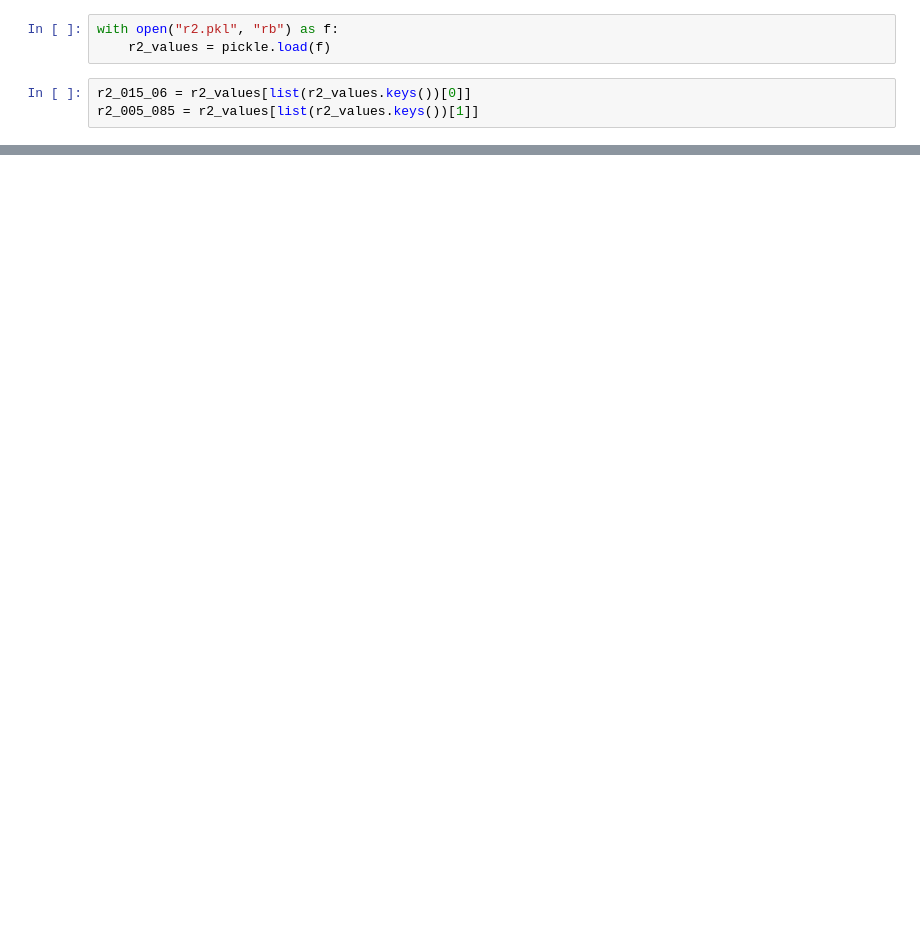
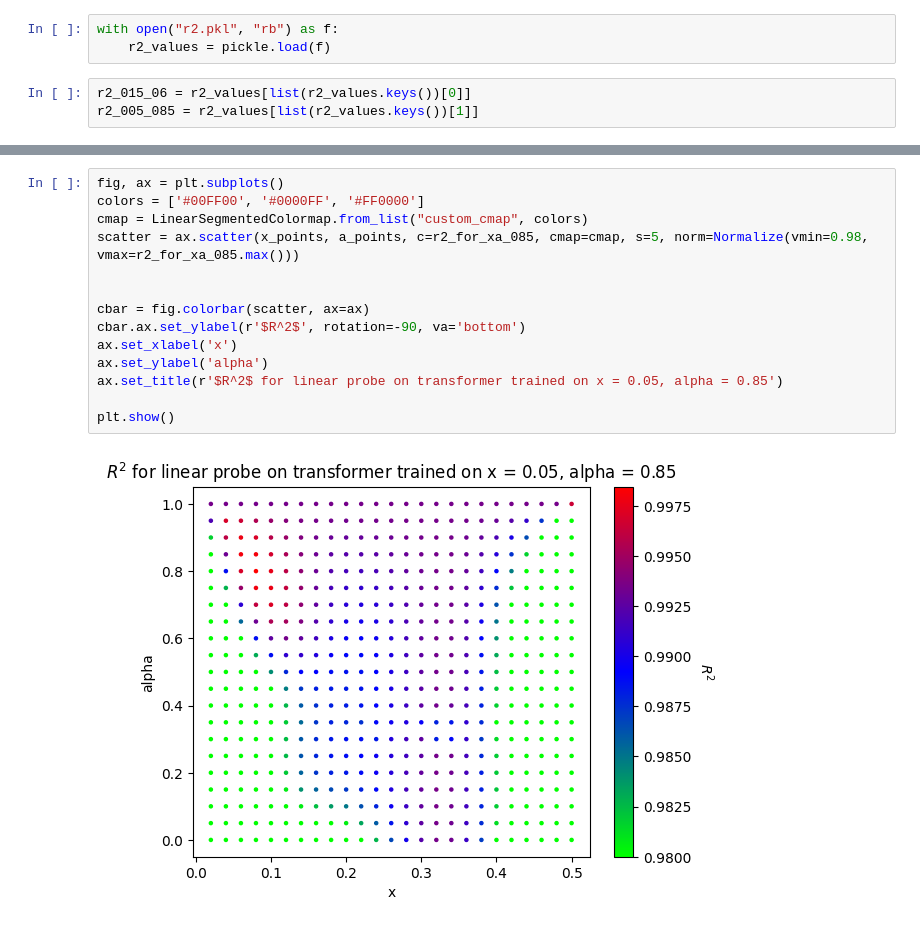
Before and after one commit to dylanbowman314/compmech-bowman-lu, a Jupyter notebook: r2_visualization.ipynb, the cells around one changed output, grey strips where cells are left out. Saved outputs shown, nothing was run; the diff lists cells and outputs as text; blank space fills up the shorter version.

```diff
--- a/r2_visualization.ipynb
+++ b/r2_visualization.ipynb
@@ -43,0 +82,16 @@ plt.show()
+# %%
+fig, ax = plt.subplots()
+colors = ['#00FF00', '#0000FF', '#FF0000']
+cmap = LinearSegmentedColormap.from_list("custom_cmap", colors)
+scatter = ax.scatter(x_points, a_points, c=r2_for_xa_085, cmap=cmap, s=5, norm=Normalize(vmin=0.98, vmax=r2_for_xa_085.max()))
+
+
+cbar = fig.colorbar(scatter, ax=ax)
+cbar.ax.set_ylabel(r'$R^2$', rotation=-90, va='bottom')
+ax.set_xlabel('x')
+ax.set_ylabel('alpha')
+ax.set_title(r'$R^2$ for linear probe on transformer trained on x = 0.05, alpha = 0.85')
+
+plt.show()
+# %% [output]
+[figure, added]
```
Also changed, not shown: parts of 8 cells of this notebook.
